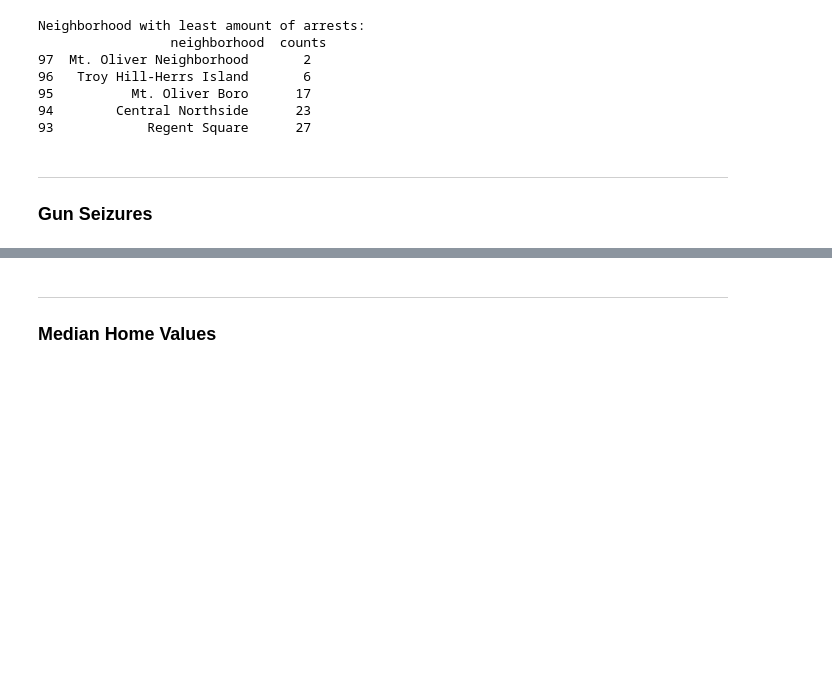
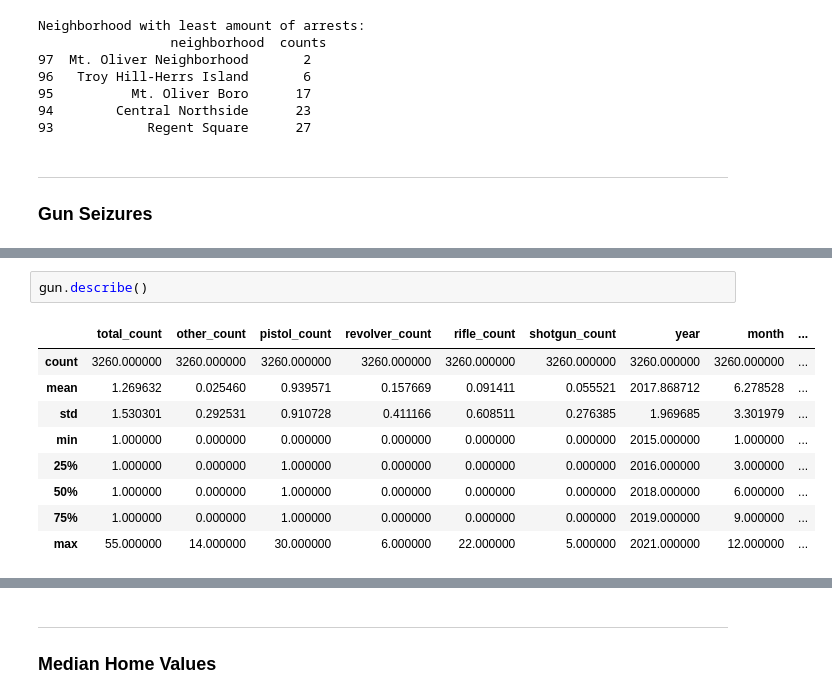
Before and after one commit to shinwookim/CMPINF-0010-Final-Project, a Jupyter notebook: Combined.ipynb, the cells around one changed output, grey strips where cells are left out. Saved outputs shown, nothing was run; the diff lists cells and outputs as text; blank space fills up the shorter version.

```diff
--- a/Combined.ipynb
+++ b/Combined.ipynb
@@ -77,0 +129,12 @@ Neighborhood with least amount of arrests:
+# %%
+gun.describe()
+# %% [output]
+|  | total_count | other_count | pistol_count | revolver_count | rifle_count | shotgun_count | year | month | ... |
+| count | 3260.000000 | 3260.000000 | 3260.000000 | 3260.000000 | 3260.000000 | 3260.000000 | 3260.000000 | 3260.000000 | ... |
+| mean | 1.269632 | 0.025460 | 0.939571 | 0.157669 | 0.091411 | 0.055521 | 2017.868712 | 6.278528 | ... |
+| std | 1.530301 | 0.292531 | 0.910728 | 0.411166 | 0.608511 | 0.276385 | 1.969685 | 3.301979 | ... |
+| min | 1.000000 | 0.000000 | 0.000000 | 0.000000 | 0.000000 | 0.000000 | 2015.000000 | 1.000000 | ... |
+| 25% | 1.000000 | 0.000000 | 1.000000 | 0.000000 | 0.000000 | 0.000000 | 2016.000000 | 3.000000 | ... |
+| 50% | 1.000000 | 0.000000 | 1.000000 | 0.000000 | 0.000000 | 0.000000 | 2018.000000 | 6.000000 | ... |
+| 75% | 1.000000 | 0.000000 | 1.000000 | 0.000000 | 0.000000 | 0.000000 | 2019.000000 | 9.000000 | ... |
+| max | 55.000000 | 14.000000 | 30.000000 | 6.000000 | 22.000000 | 5.000000 | 2021.000000 | 12.000000 | ... |
```
Also changed, not shown: parts of 4 cells of this notebook.
